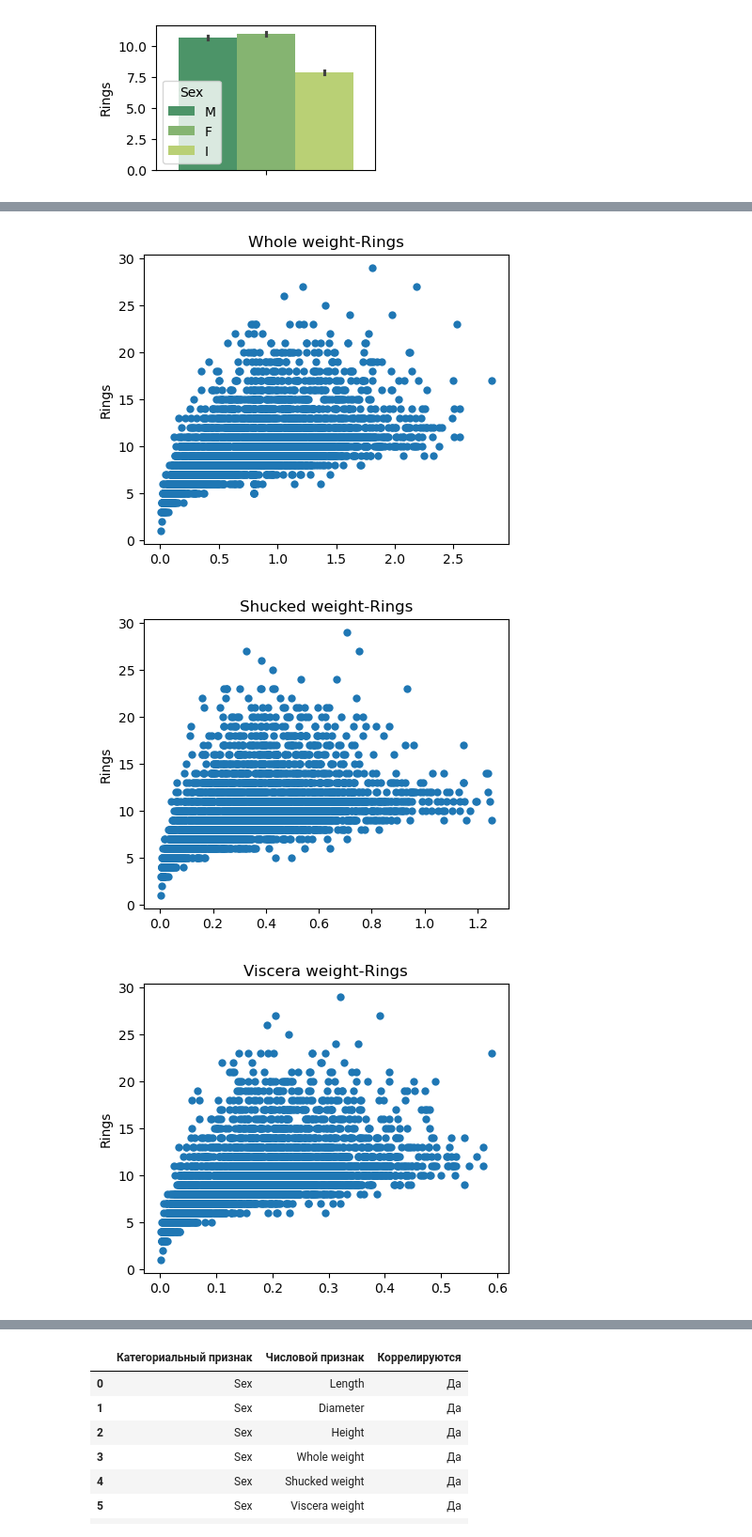
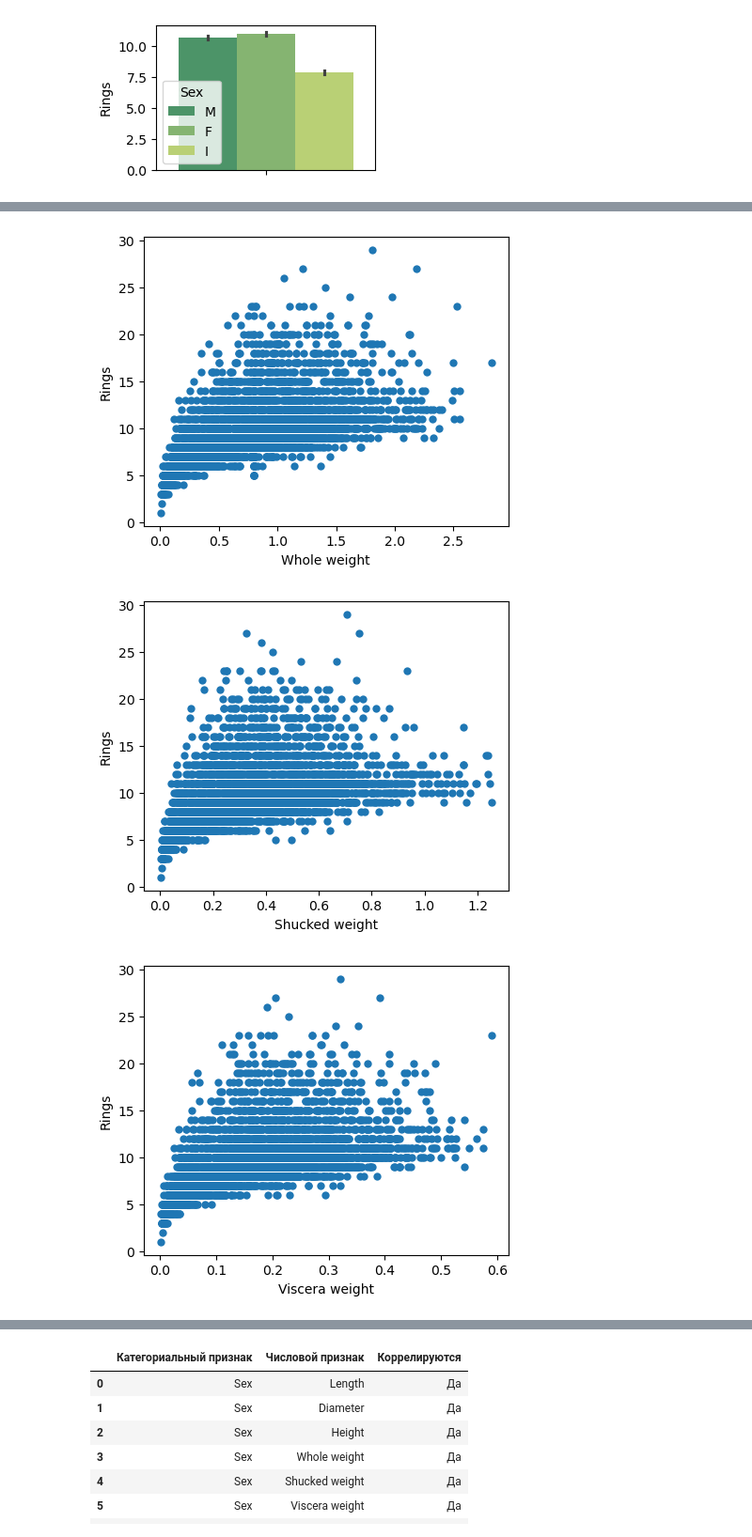
Before and after one commit to borshcheed13/ML_Abalone_Homework, a Jupyter notebook: ML_Abalone_homework.ipynb, the cells around one changed output, grey strips where cells are left out. Shown: that part at 94% size. Saved outputs shown, nothing was run; the diff lists cells and outputs as text; code cells hidden in the pictures.

```diff
--- a/ML_Abalone_homework.ipynb
+++ b/ML_Abalone_homework.ipynb
@@ -198,27 +197,27 @@ plt.show()
 # %%
 plt.figure(figsize=(5,4))
 plt.scatter(df['Whole weight'], df['Rings'], linewidth=0)
+plt.xlabel('Whole weight')
 plt.ylabel('Rings')
-plt.title('Whole weight-Rings')
 plt.show()
 # %% [output]
-[figure, old version]
+[figure, new version]
 # %%
 plt.figure(figsize=(5,4))
 plt.scatter(df['Shucked weight'], df['Rings'], linewidth=0)
+plt.xlabel('Shucked weight')
 plt.ylabel('Rings')
-plt.title('Shucked weight-Rings')
 plt.show()
 # %% [output]
-[figure, old version]
+[figure, new version]
 # %%
 plt.figure(figsize=(5,4))
 plt.scatter(df['Viscera weight'], df['Rings'], linewidth=0)
+plt.xlabel('Viscera weight')
 plt.ylabel('Rings')
-plt.title('Viscera weight-Rings')
 plt.show()
 # %% [output]
-[figure, old version]
+[figure, new version]
 # %%
 plt.figure(figsize=(5,4))
 plt.scatter(df['Shell weight'], df['Rings'], linewidth=0)
```
Also changed, not shown: parts of 26 cells of this notebook.
